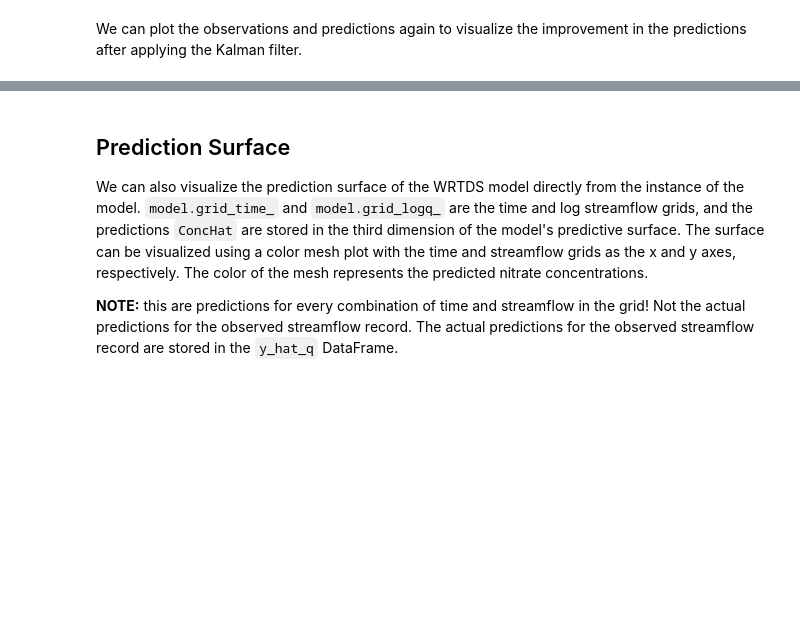
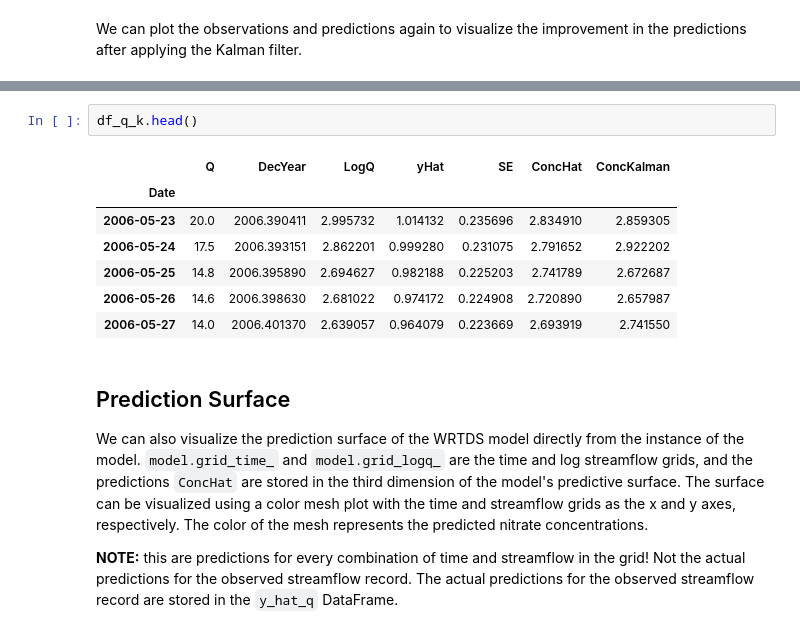
Before and after one commit to Basu-Lab/WRTDS-Py, a Jupyter notebook: docs/example.ipynb, the cells around one changed output, grey strips where cells are left out. Saved outputs shown, nothing was run; the diff lists cells and outputs as text; blank space fills up the shorter version.

```diff
--- a/docs/example.ipynb
+++ b/docs/example.ipynb
@@ -121,3 +111,13 @@ plt.show()
+# %%
+df_q_k.head()
+# %% [output]
+|  | Q | DecYear | LogQ | yHat | SE | ConcHat | ConcKalman |
+| Date |  |  |  |  |  |  |  |
+| 2006-05-23 | 20.0 | 2006.390411 | 2.995732 | 1.014132 | 0.235696 | 2.834910 | 2.859305 |
+| 2006-05-24 | 17.5 | 2006.393151 | 2.862201 | 0.999280 | 0.231075 | 2.791652 | 2.922202 |
+| 2006-05-25 | 14.8 | 2006.395890 | 2.694627 | 0.982188 | 0.225203 | 2.741789 | 2.672687 |
+| 2006-05-26 | 14.6 | 2006.398630 | 2.681022 | 0.974172 | 0.224908 | 2.720890 | 2.657987 |
+| 2006-05-27 | 14.0 | 2006.401370 | 2.639057 | 0.964079 | 0.223669 | 2.693919 | 2.741550 |
 # %% [markdown]
 ## Prediction Surface
 
```
Also changed, not shown: parts of 2 cells of this notebook, 1 other file.
